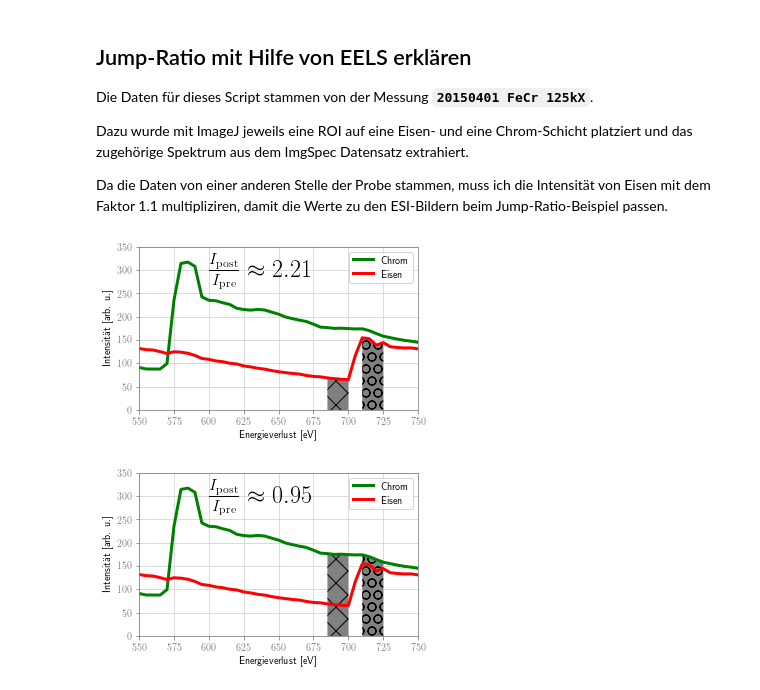
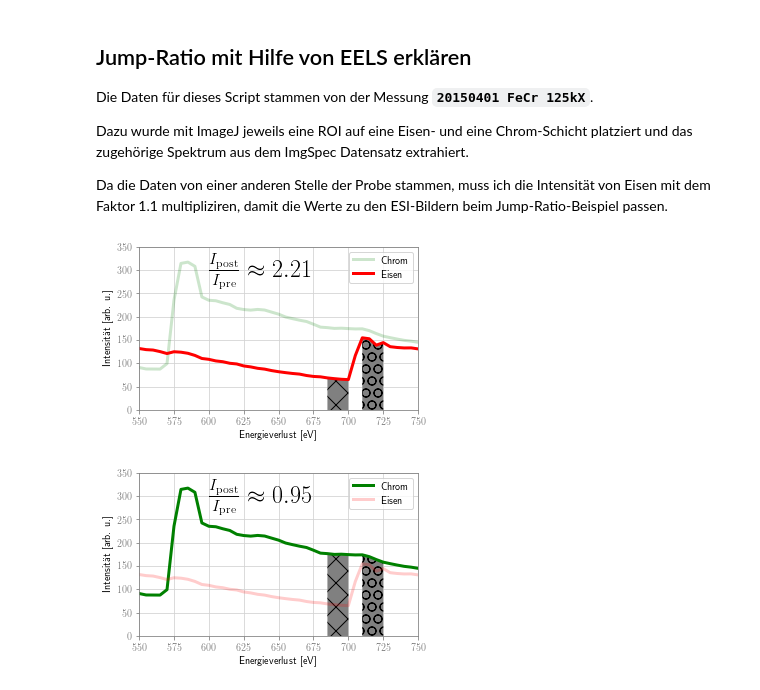
Before and after one commit to m-entrup/Dissertation, a Jupyter notebook: Jupyter-Notebooks/Kapitel1/ESI-Jump-Ratio.ipynb, the cells around one changed output. Drawn from its saved outputs; the diff is of its cells as text; code cells hidden in the pictures.

Commit message:
Diagramme zu Junp-Ratio- und 3-Fenster-Methode verbessern:
Die nicht relevante Kurve erhält den Parameter alpha=0.2.
Dadurch kann sich der Leser auf die wichtige Kurve fokussieren.

```diff
--- a/Jupyter-Notebooks/Kapitel1/ESI-Jump-Ratio.ipynb
+++ b/Jupyter-Notebooks/Kapitel1/ESI-Jump-Ratio.ipynb
@@ -11,35 +11,35 @@ import matplotlib
 import matplotlib.pyplot as plt
 import pandas as pd
 %matplotlib inline
 
 def get_plot_Fe():
     data_fe = pd.read_csv('data/EELS_Fe.tsv', sep='\t')
     data_cr = pd.read_csv('data/EELS_Cr.tsv', sep='\t')
 
     data_fe['Y'] = data_fe['Y'] * 1.1 / 7.33
     data_cr['Y'] = data_cr['Y'] / 7.33
 
     pre = data_fe[(data_fe.X >= 684) & (data_fe.X <= 704)]
     post = data_fe[(data_fe.X >= 708) & (data_fe.X <= 728)]
 
     ratio = round(post['Y'].mean() / pre['Y'].mean(), 2)
 
     plt.figure(figsize=(5,3))
-    plt.plot(data_cr['X'], data_cr['Y'], label='Chrom', color='g', linewidth=3)
+    plt.plot(data_cr['X'], data_cr['Y'], label='Chrom', color='g', linewidth=3, alpha=0.2)
     plt.plot(data_fe['X'], data_fe['Y'], label='Eisen', color='r', linewidth=3)
     plt.fill_between(pre.X, 0, pre.Y, hatch='x', facecolor='grey')
     plt.fill_between(post.X, 0, post.Y, hatch='O', facecolor='grey')
     plt.xlim(550, 750)
     plt.xlabel('Energieverlust [eV]')
     plt.ylim(0, 350)
     plt.ylabel('Intensität [arb. u.]')
     plt.legend(loc=1)
     plt.text(600, 265, r'$\frac{I_{\mathrm{post}}}{I_{\mathrm{pre}}} \approx ' + str(ratio) + r'$', fontsize=24)
     return plt
 
 get_plot_Fe().savefig('Bilder/Jump-Ratio_EELS-Fe')
 # %% [output]
-[figure, old version]
+[figure, new version]
 # %%
 def get_plot_Cr():
     data_fe = pd.read_csv('data/EELS_Fe.tsv', sep='\t')
@@ -55,7 +55,7 @@ def get_plot_Cr():
 
     plt.figure(figsize=(5,3))
     plt.plot(data_cr['X'], data_cr['Y'], label='Chrom', color='g', linewidth=3)
-    plt.plot(data_fe['X'], data_fe['Y'], label='Eisen', color='r', linewidth=3)
+    plt.plot(data_fe['X'], data_fe['Y'], label='Eisen', color='r', linewidth=3, alpha=0.2)
     plt.fill_between(pre.X, 0, pre.Y, hatch='x', facecolor='grey')
     plt.fill_between(post.X, 0, post.Y, hatch='O', facecolor='grey')
     plt.xlim(550, 750)
@@ -68,4 +68,4 @@ def get_plot_Cr():
 
 get_plot_Cr().savefig('Bilder/Jump-Ratio_EELS-Cr')
 # %% [output]
-[figure, old version]
+[figure, new version]
```
Also changed, not shown: 5 other files.
